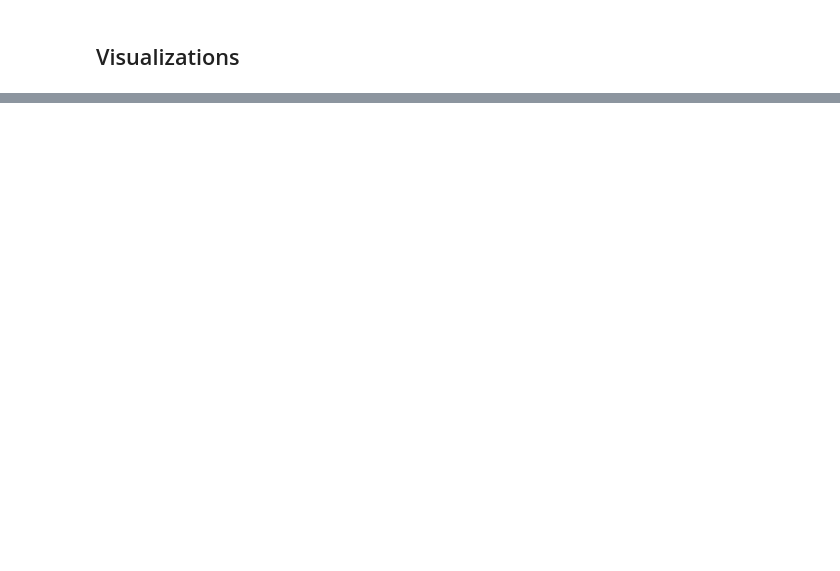
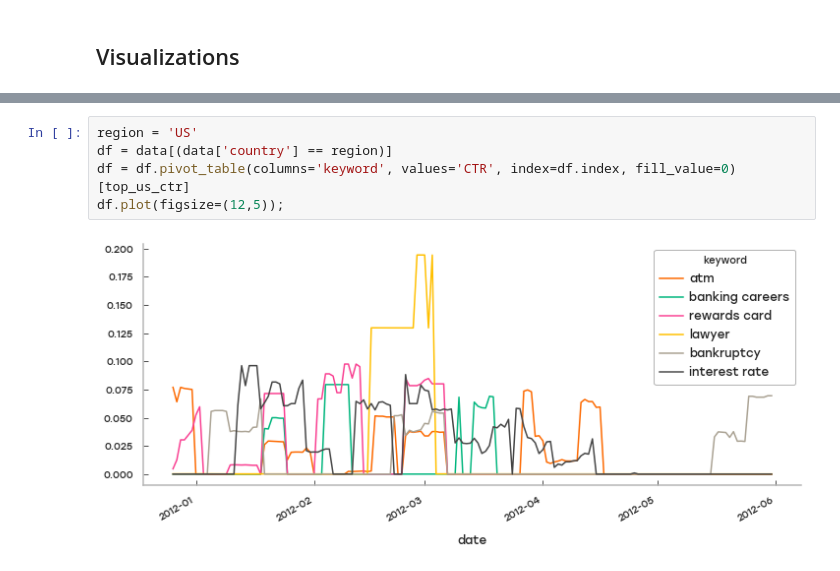
Before and after one commit to caheredia/ad_data_challenge, a Jupyter notebook: 0.1_ch_data_exploration.ipynb, the cells around one changed output, grey strips where cells are left out. Drawn from its saved outputs; the diff is of its cells as text; blank space fills up the shorter version.

```diff
--- a/0.1_ch_data_exploration.ipynb
+++ b/0.1_ch_data_exploration.ipynb
@@ -298,0 +302,7 @@ df = data[(data['country'] == region).sort_values(by='daily_clicks')
+# %%
+region = 'US'
+df = data[(data['country'] == region)]
+df = df.pivot_table(columns='keyword', values='CTR', index=df.index, fill_value=0)[top_us_ctr]
+df.plot(figsize=(12,5));
+# %% [output]
+[figure, added]
```
Also changed, not shown: parts of 23 cells of this notebook.
